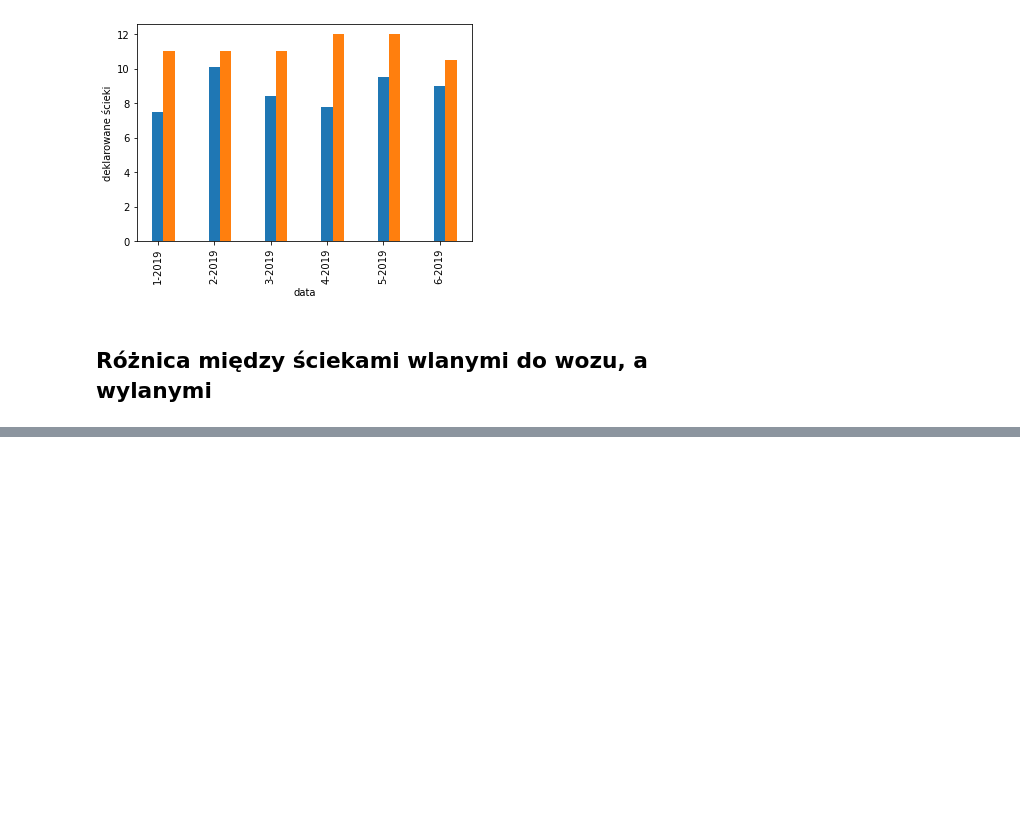
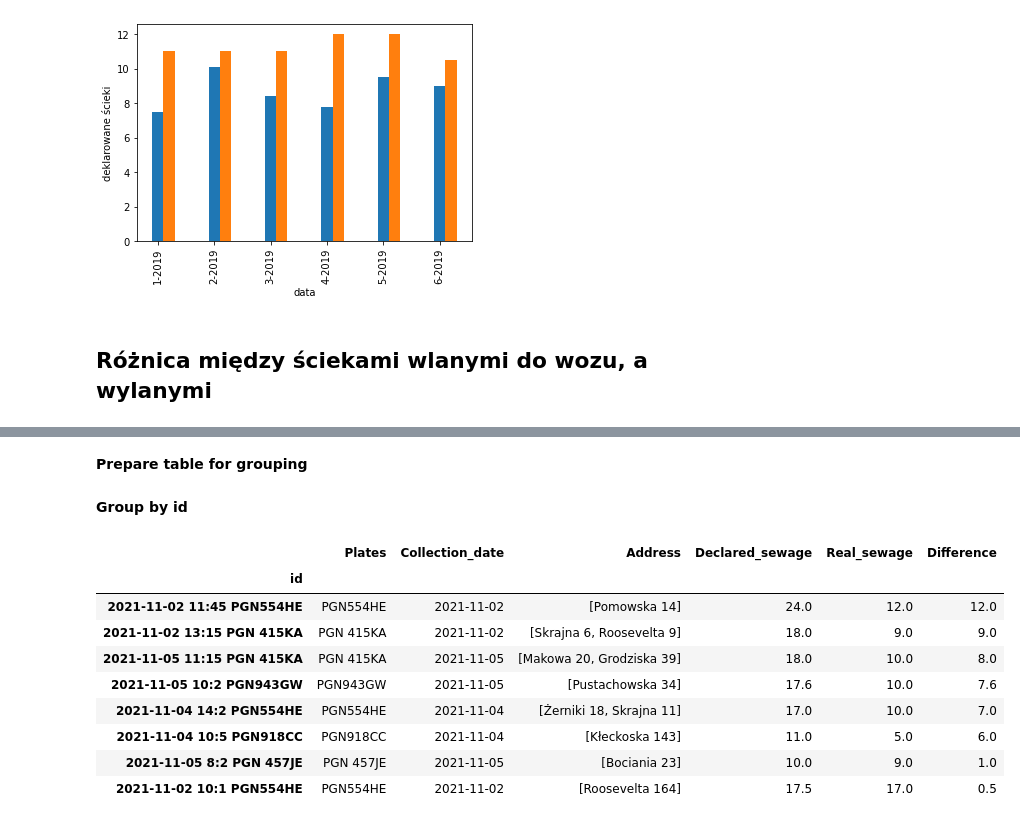
Before and after one commit to hackathonteam/klimaton_back, a Jupyter notebook: mocked_data.ipynb, the cells around one changed output, grey strips where cells are left out. Drawn from its saved outputs; the diff is of its cells as text; code cells hidden in the pictures; blank space fills up the shorter version.

Commit message:
mocked_data

```diff
--- a/mocked_data.ipynb
+++ b/mocked_data.ipynb
@@ -202,0 +135,44 @@ podejrzane_przejazdy
+# %% [markdown]
+**Prepare table for grouping**
+# %%
+# join important columns from odebrane and deklarowane
+dekl_vs_odb = odebrane[[odebrane.columns[2], odebrane.columns[4], odebrane.columns[5]]]
+firm_dekl = deklarowane[deklarowane.columns[5]].to_numpy()
+dekl_vs_odb["Ścieki deklarowane przez firmę"] = firm_dekl
+dekl_vs_odb["adres"] = odebrane['adres']
+dekl_vs_odb["Data odbioru ścieków"] = odebrane["Data odbioru ścieków"]
+dekl_vs_odb[dekl_vs_odb.columns[1]] = dekl_vs_odb[dekl_vs_odb.columns[1]].astype('string')
+# add id consisting of date and hour
+dekl_vs_odb["id"] = odebrane["id"]
+# %% [markdown]
+**Group by id**
+# %%
+sum_vs = dekl_vs_odb.groupby("id").sum()
+sum_vs["Nr rejestracyjny pojazdu"] = dekl_vs_odb.groupby("id").min()["Nr pojazdu\n* nr rejestracyjny"]
+sum_vs["Adres"] = dekl_vs_odb.groupby("id").max()["adres"]
+sum_vs["Data odbioru ścieków"] = dekl_vs_odb.groupby("id").max()["Data odbioru ścieków"]
+sum_vs["Różnica"] = sum_vs[sum_vs.columns[1]] - sum_vs[sum_vs.columns[0]]
+sum_vs = sum_vs.sort_values("Różnica", ascending=False)
+# %%
+# rename columns and change order
+sum_vs = sum_vs.rename(columns={'Ilość odprowadzonych ścieków\n[m3]x1000': 'Real_sewage',
+                               'Ścieki deklarowane przez firmę': 'Declared_sewage',
+                               'Nr rejestracyjny pojazdu': 'Plates',
+                               'Adres': 'Address',
+                               'Data odbioru ścieków': 'Collection_date',
+                               'Różnica': 'Difference'})
+sum_vs = sum_vs[['Plates', 'Collection_date', 'Address', sum_vs.columns[1], 'Real_sewage', 'Difference']]
+# %%
+podejrzane_przejazdy = sum_vs.where(sum_vs["Difference"] != 0).dropna(axis=0)
+podejrzane_przejazdy
+# %% [output]
+|  | Plates | Collection_date | Address | Declared_sewage | Real_sewage | Difference |
+| id |  |  |  |  |  |  |
+| 2021-11-02 11:45 PGN554HE | PGN554HE | 2021-11-02 | [Pomowska 14] | 24.0 | 12.0 | 12.0 |
+| 2021-11-02 13:15 PGN 415KA | PGN 415KA | 2021-11-02 | [Skrajna 6, Roosevelta 9] | 18.0 | 9.0 | 9.0 |
+| 2021-11-05 11:15 PGN 415KA | PGN 415KA | 2021-11-05 | [Makowa 20, Grodziska 39] | 18.0 | 10.0 | 8.0 |
+| 2021-11-05 10:2 PGN943GW | PGN943GW | 2021-11-05 | [Pustachowska 34] | 17.6 | 10.0 | 7.6 |
+| 2021-11-04 14:2 PGN554HE | PGN554HE | 2021-11-04 | [Żerniki 18, Skrajna 11] | 17.0 | 10.0 | 7.0 |
+| 2021-11-04 10:5 PGN918CC | PGN918CC | 2021-11-04 | [Kłeckoska 143] | 11.0 | 5.0 | 6.0 |
+| 2021-11-05 8:2 PGN 457JE | PGN 457JE | 2021-11-05 | [Bociania 23] | 10.0 | 9.0 | 1.0 |
+| 2021-11-02 10:1 PGN554HE | PGN554HE | 2021-11-02 | [Roosevelta 164] | 17.5 | 17.0 | 0.5 |
```
Also changed, not shown: parts of 11 cells of this notebook.
